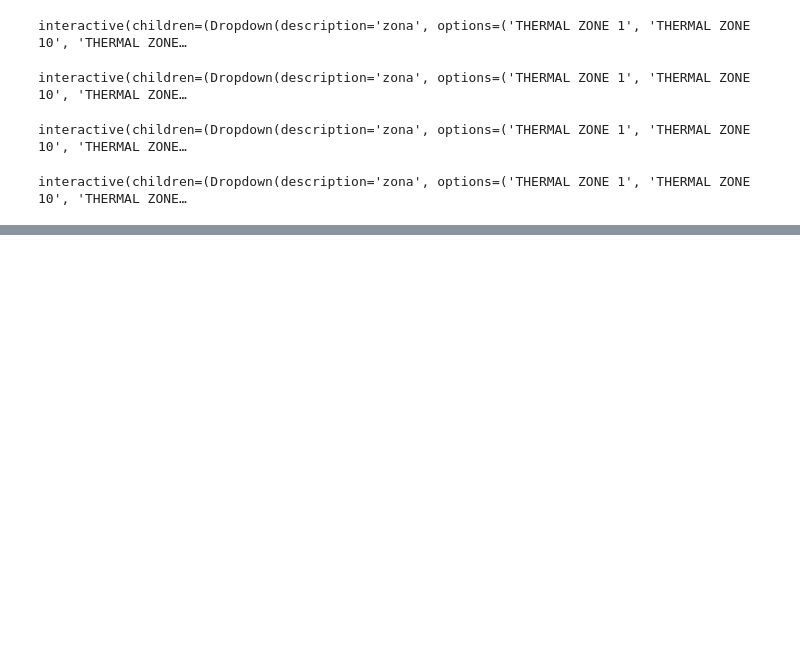
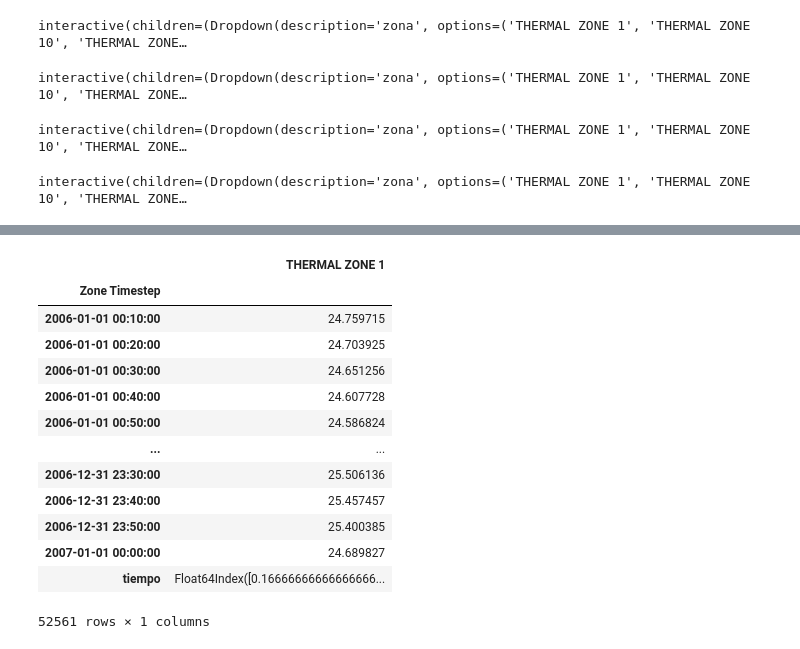
Before and after one commit to AltamarMx/review_simulation, a Jupyter notebook: notebooks/Analisis_nAC.ipynb, the cells around one changed output, grey strips where cells are left out. Drawn from its saved outputs; the diff is of its cells as text; code cells hidden in the pictures; blank space fills up the shorter version.

```diff
--- a/notebooks/Analisis_nAC.ipynb
+++ b/notebooks/Analisis_nAC.ipynb
@@ -140,0 +178,17 @@ interactive(children=(Dropdown(description='zona', options=('THERMAL ZONE 1', 'T
+# %%
+df1
+# %% [output]
+|  | THERMAL ZONE 1 |
+| Zone Timestep |  |
+| 2006-01-01 00:10:00 | 24.759715 |
+| 2006-01-01 00:20:00 | 24.703925 |
+| 2006-01-01 00:30:00 | 24.651256 |
+| 2006-01-01 00:40:00 | 24.607728 |
+| 2006-01-01 00:50:00 | 24.586824 |
+| ... | ... |
+| 2006-12-31 23:30:00 | 25.506136 |
+| 2006-12-31 23:40:00 | 25.457457 |
+| 2006-12-31 23:50:00 | 25.400385 |
+| 2007-01-01 00:00:00 | 24.689827 |
+| tiempo | Float64Index([0.16666666666666666... |
+52561 rows × 1 columns
```
Also changed, not shown: parts of 6 cells of this notebook.
